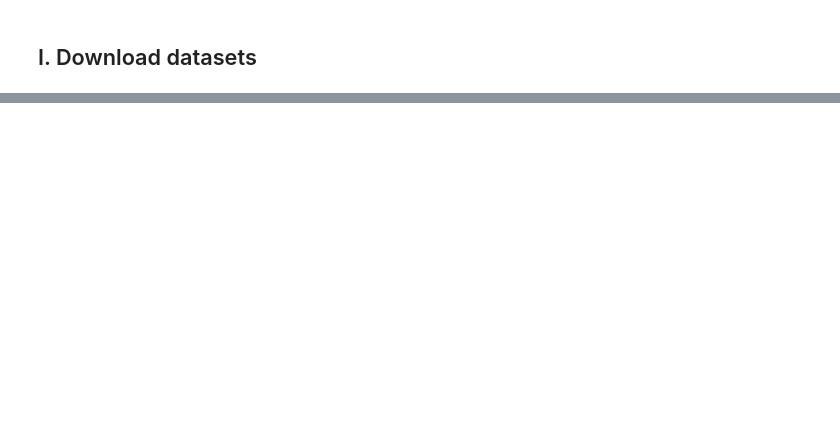
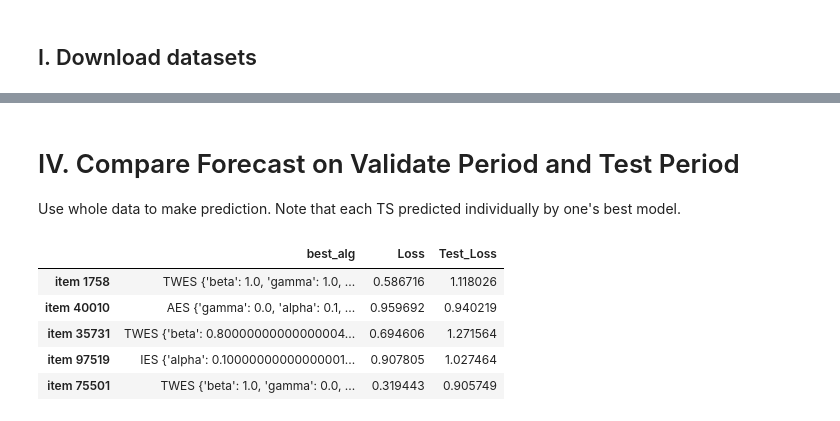
Before and after one commit to ml-mipt/ml-mipt-part2, a Jupyter notebook: 2017/seminars/4_ts_retailTS/Training ESM models on real Data set.ipynb, the cells around one changed output, grey strips where cells are left out. Saved outputs shown, nothing was run; the diff lists cells and outputs as text; code cells hidden in the pictures; blank space fills up the shorter version.

```diff
--- a/2017/seminars/4_ts_retailTS/Training ESM models on real Data set.ipynb
+++ b/2017/seminars/4_ts_retailTS/Training ESM models on real Data set.ipynb
@@ -589,0 +126,3 @@ The barchart for used data (Body) has higher probability of high accuracies more
+# %% [markdown]
+# IV. Compare Forecast on Validate Period and Test Period
+Use whole data to make prediction. Note that each TS predicted individually by one's best model.
@@ -589,0 +140,10 @@ The barchart for used data (Body) has higher probability of high accuracies more
+# %%
+# Exclude TS where all values were NaN
+best_alg.loc[(~np.isnan(best_alg.loc[:,'Loss']) & ~np.isnan(best_alg.loc[:,'Test_Loss']))].head()
+# %% [output]
+|  | best_alg | Loss | Test_Loss |
+| item 1758 | TWES {'beta': 1.0, 'gamma': 1.0, ... | 0.586716 | 1.118026 |
+| item 40010 | AES {'gamma': 0.0, 'alpha': 0.1, ... | 0.959692 | 0.940219 |
+| item 35731 | TWES {'beta': 0.80000000000000004... | 0.694606 | 1.271564 |
+| item 97519 | IES {'alpha': 0.10000000000000001... | 0.907805 | 1.027464 |
+| item 75501 | TWES {'beta': 1.0, 'gamma': 0.0, ... | 0.319443 | 0.905749 |
```
Also changed, not shown: parts of 62 cells of this notebook, 4 other files.
